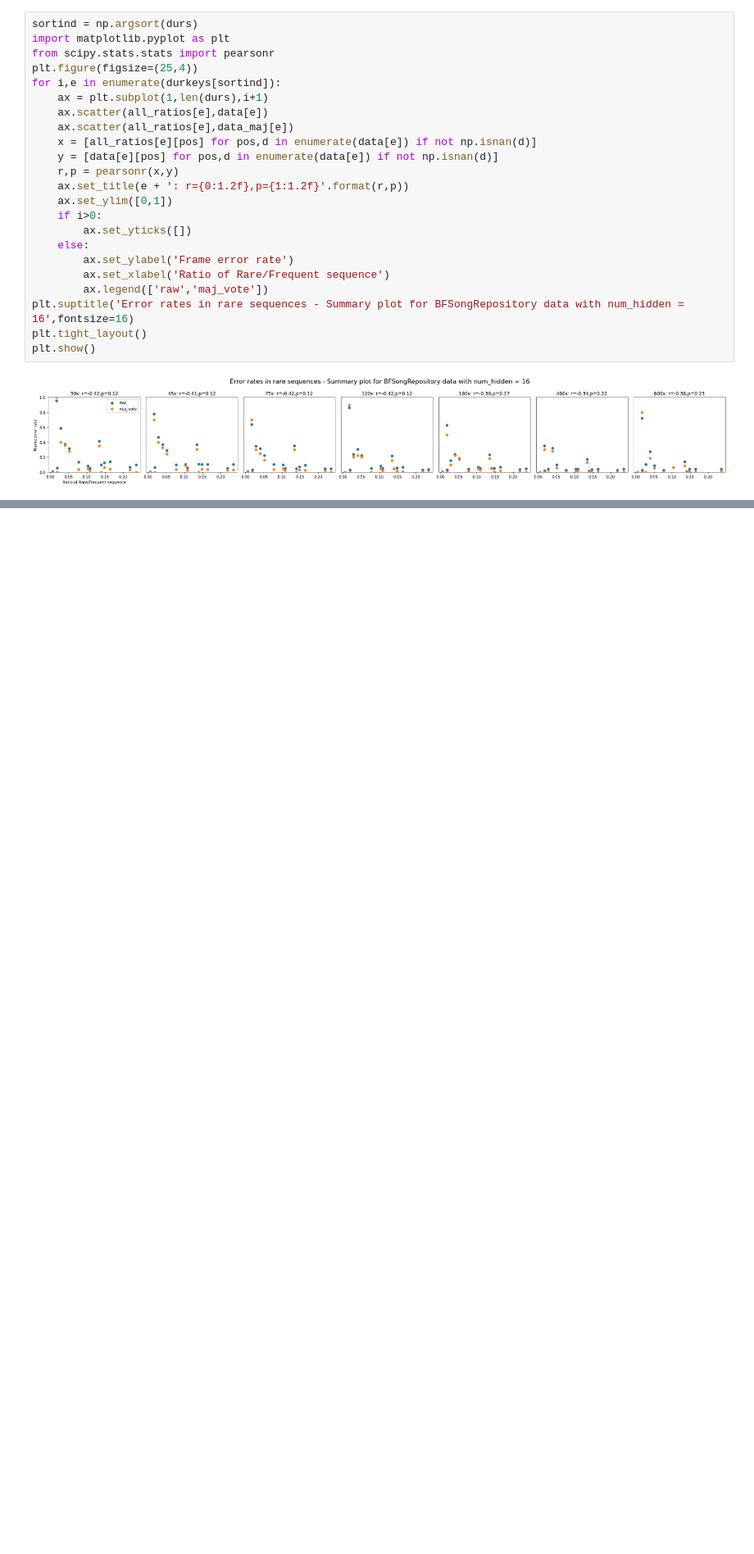
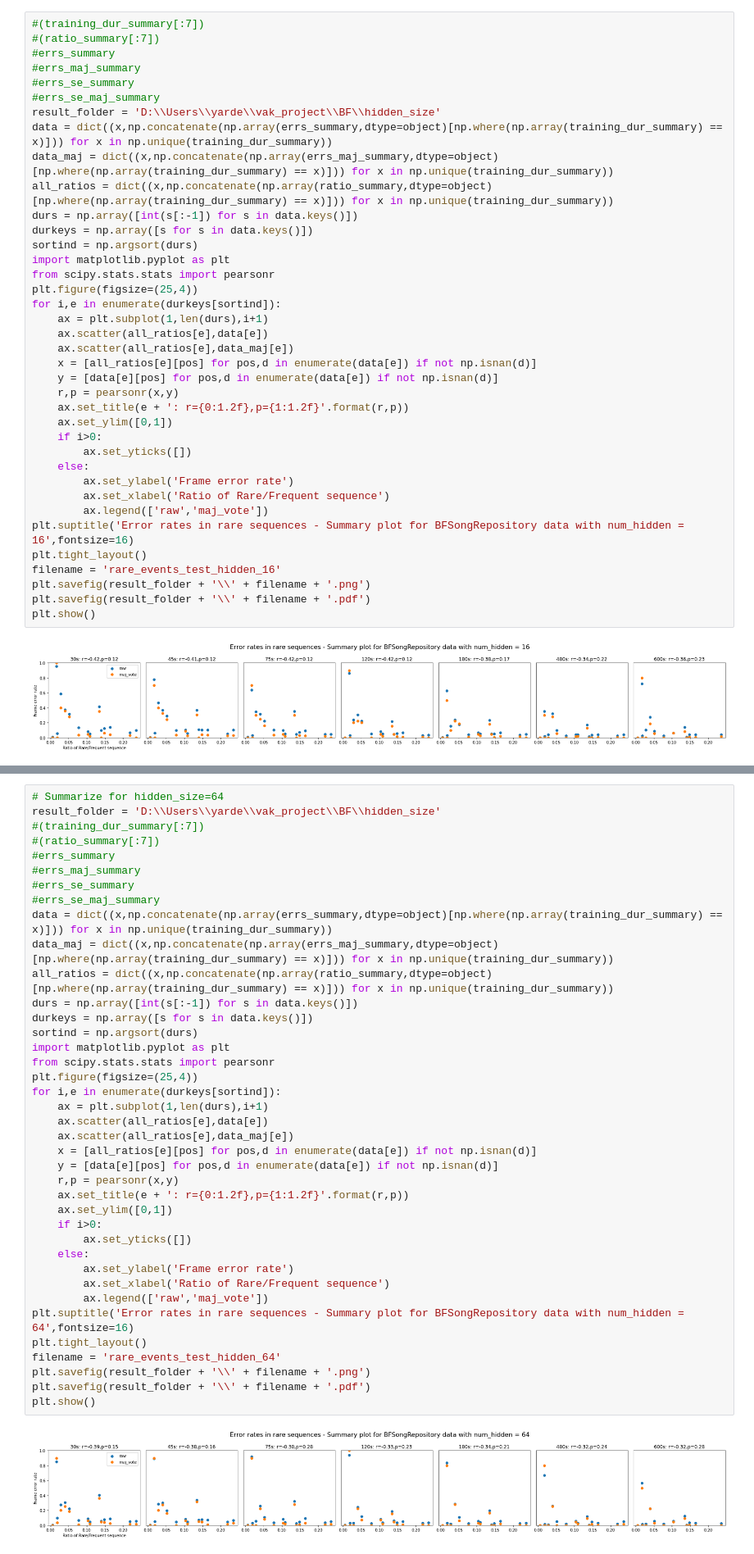
Before and after one commit to yardencsGitHub/tweetynet, a Jupyter notebook: src/scripts/Frame_error_in_rare_events.ipynb, the cells around one changed output, grey strips where cells are left out. Shown at 82% size. Saved outputs shown, nothing was run; the diff lists cells and outputs as text; blank space fills up the shorter version.

Commit message:
update hidden_num=64

```diff
--- a/src/scripts/Frame_error_in_rare_events.ipynb
+++ b/src/scripts/Frame_error_in_rare_events.ipynb
@@ -583,6 +504,18 @@ p
 # %% [output]
 0.23315772902572485
 # %%
+#(training_dur_summary[:7])
+#(ratio_summary[:7])
+#errs_summary
+#errs_maj_summary
+#errs_se_summary
+#errs_se_maj_summary
+result_folder = 'D:\\Users\\yarde\\vak_project\\BF\\hidden_size'
+data = dict((x,np.concatenate(np.array(errs_summary,dtype=object)[np.where(np.array(training_dur_summary) == x)])) for x in np.unique(training_dur_summary))
+data_maj = dict((x,np.concatenate(np.array(errs_maj_summary,dtype=object)[np.where(np.array(training_dur_summary) == x)])) for x in np.unique(training_dur_summary))
+all_ratios = dict((x,np.concatenate(np.array(ratio_summary,dtype=object)[np.where(np.array(training_dur_summary) == x)])) for x in np.unique(training_dur_summary))
+durs = np.array([int(s[:-1]) for s in data.keys()])
+durkeys = np.array([s for s in data.keys()])
 sortind = np.argsort(durs)
 import matplotlib.pyplot as plt
 from scipy.stats.stats import pearsonr
@@ -604,6 +537,9 @@ for i,e in enumerate(durkeys[sortind]):
         ax.legend(['raw','maj_vote'])
 plt.suptitle('Error rates in rare sequences - Summary plot for BFSongRepository data with num_hidden = 16',fontsize=16)
 plt.tight_layout()
+filename = 'rare_events_test_hidden_16'
+plt.savefig(result_folder + '\\' + filename + '.png')
+plt.savefig(result_folder + '\\' + filename + '.pdf')
 plt.show()
 # %% [output]
 [figure]
@@ -674,0 +689,41 @@ for bird in birds:
+# %%
+# Summarize for hidden_size=64
+result_folder = 'D:\\Users\\yarde\\vak_project\\BF\\hidden_size'
+#(training_dur_summary[:7])
+#(ratio_summary[:7])
+#errs_summary
+#errs_maj_summary
+#errs_se_summary
+#errs_se_maj_summary
+data = dict((x,np.concatenate(np.array(errs_summary,dtype=object)[np.where(np.array(training_dur_summary) == x)])) for x in np.unique(training_dur_summary))
+data_maj = dict((x,np.concatenate(np.array(errs_maj_summary,dtype=object)[np.where(np.array(training_dur_summary) == x)])) for x in np.unique(training_dur_summary))
+all_ratios = dict((x,np.concatenate(np.array(ratio_summary,dtype=object)[np.where(np.array(training_dur_summary) == x)])) for x in np.unique(training_dur_summary))
+durs = np.array([int(s[:-1]) for s in data.keys()])
+durkeys = np.array([s for s in data.keys()])
+sortind = np.argsort(durs)
+import matplotlib.pyplot as plt
+from scipy.stats.stats import pearsonr
+plt.figure(figsize=(25,4))
+for i,e in enumerate(durkeys[sortind]):
+    ax = plt.subplot(1,len(durs),i+1)
+    ax.scatter(all_ratios[e],data[e])
+    ax.scatter(all_ratios[e],data_maj[e])
+    x = [all_ratios[e][pos] for pos,d in enumerate(data[e]) if not np.isnan(d)]
+    y = [data[e][pos] for pos,d in enumerate(data[e]) if not np.isnan(d)]
+    r,p = pearsonr(x,y)
+    ax.set_title(e + ': r={0:1.2f},p={1:1.2f}'.format(r,p))
+    ax.set_ylim([0,1])
+    if i>0:
+        ax.set_yticks([])
+    else:
+        ax.set_ylabel('Frame error rate')
+        ax.set_xlabel('Ratio of Rare/Frequent sequence')
+        ax.legend(['raw','maj_vote'])
+plt.suptitle('Error rates in rare sequences - Summary plot for BFSongRepository data with num_hidden = 64',fontsize=16)
+plt.tight_layout()
+filename = 'rare_events_test_hidden_64'
+plt.savefig(result_folder + '\\' + filename + '.png')
+plt.savefig(result_folder + '\\' + filename + '.pdf')
+plt.show()
+# %% [output]
+[figure, added]
```
Also changed, not shown: parts of 5 cells of this notebook.
